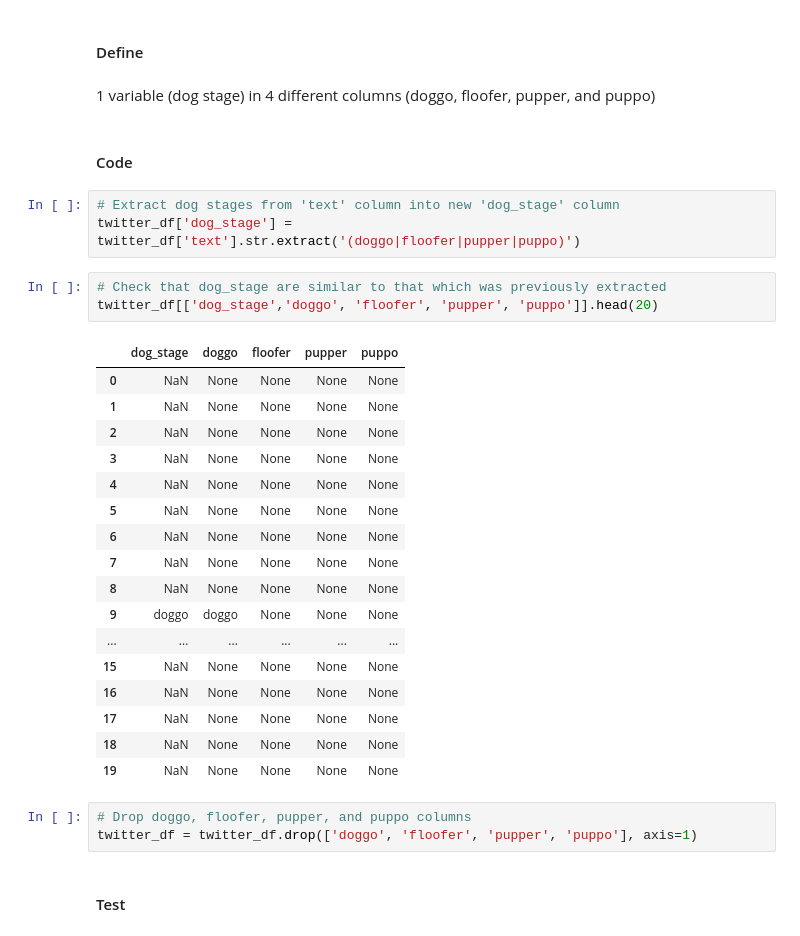
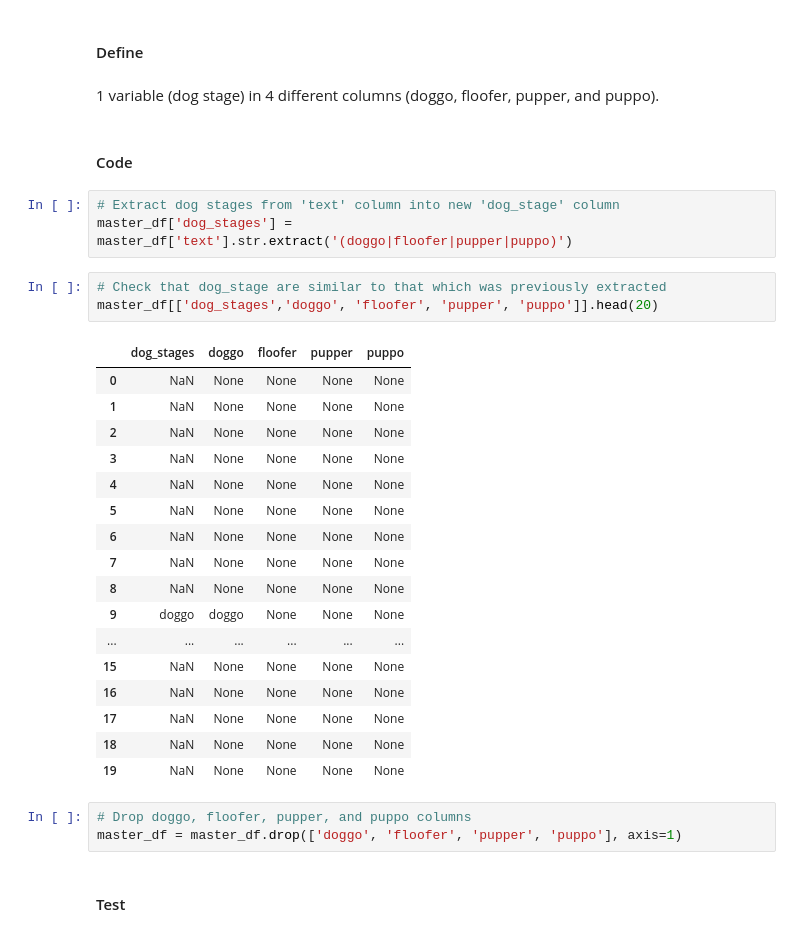
Before and after one commit to emilylauyw/Udacity-DAND-Project7-Wrangle_and_Analyze_Data, a Jupyter notebook: wrangle_act.ipynb, the cells around one changed output. Saved outputs shown, nothing was run; the diff lists cells and outputs as text.

```diff
--- a/wrangle_act.ipynb
+++ b/wrangle_act.ipynb
@@ -628,17 +628,17 @@ memory usage: 474.1+ KB
 # %% [markdown]
 #### Define
 # %% [markdown]
-1 variable (dog stage) in 4 different columns (doggo, floofer, pupper, and puppo)
+1 variable (dog stage) in 4 different columns (doggo, floofer, pupper, and puppo).
 # %% [markdown]
 #### Code
 # %%
 # Extract dog stages from 'text' column into new 'dog_stage' column
-twitter_df['dog_stage'] = twitter_df['text'].str.extract('(doggo|floofer|pupper|puppo)')
+master_df['dog_stages'] = master_df['text'].str.extract('(doggo|floofer|pupper|puppo)')
 # %%
 # Check that dog_stage are similar to that which was previously extracted
-twitter_df[['dog_stage','doggo', 'floofer', 'pupper', 'puppo']].head(20)
+master_df[['dog_stages','doggo', 'floofer', 'pupper', 'puppo']].head(20)
 # %% [output]
-|  | dog_stage | doggo | floofer | pupper | puppo |
+|  | dog_stages | doggo | floofer | pupper | puppo |
 | 0 | NaN | None | None | None | None |
 | 1 | NaN | None | None | None | None |
 | 2 | NaN | None | None | None | None |
@@ -657,7 +657,7 @@ twitter_df[['dog_stage','doggo', 'floofer', 'pupper', 'puppo']].head(20)
 | 19 | NaN | None | None | None | None |
 # %%
 # Drop doggo, floofer, pupper, and puppo columns
-twitter_df = twitter_df.drop(['doggo', 'floofer', 'pupper', 'puppo'], axis=1)
+master_df = master_df.drop(['doggo', 'floofer', 'pupper', 'puppo'], axis=1)
 # %% [markdown]
 #### Test
 # %%
```
Also changed, not shown: parts of 53 cells of this notebook.
